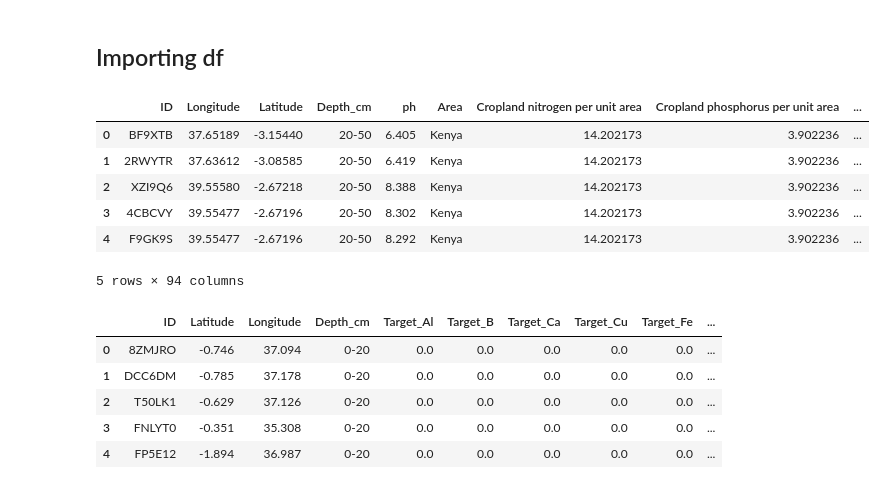
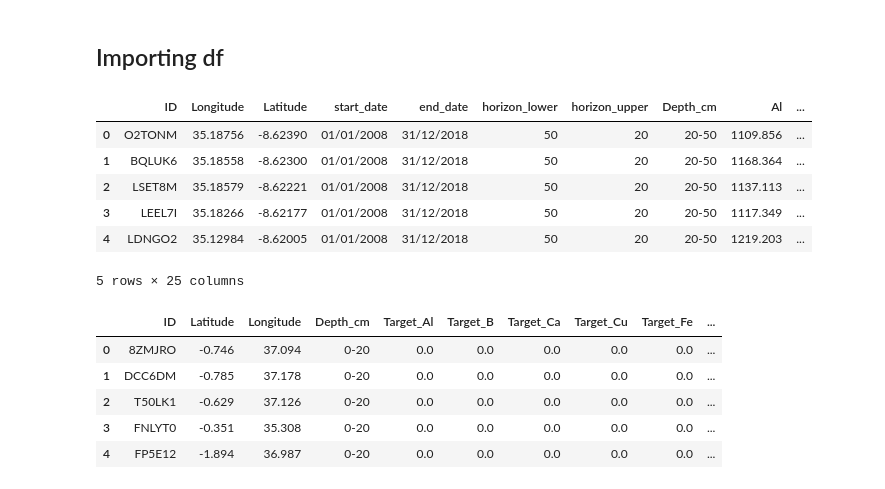
Before and after one commit to lucknera/projekt_interdyscyplinarny, a Jupyter notebook: models/olek-model.ipynb, the cells around one changed output. Saved outputs shown, nothing was run; the diff lists cells and outputs as text; code cells hidden in the pictures.

```diff
--- a/models/olek-model.ipynb
+++ b/models/olek-model.ipynb
@@ -187,16 +187,16 @@ Potatoes                                 0.002539
 # %% [markdown]
 ## Importing df
 # %%
-train = read_data("../rhea-soil-nutrient-prediction-challenge/Train.csv")
+train = pd.read_csv("../rhea-soil-nutrient-prediction-challenge/Train.csv")
 train.head()
 # %% [output]
-|  | ID | Longitude | Latitude | Depth_cm | ph | Area | Cropland nitrogen per unit area | Cropland phosphorus per unit area | ... |
-| 0 | BF9XTB | 37.65189 | -3.15440 | 20-50 | 6.405 | Kenya | 14.202173 | 3.902236 | ... |
-| 1 | 2RWYTR | 37.63612 | -3.08585 | 20-50 | 6.419 | Kenya | 14.202173 | 3.902236 | ... |
-| 2 | XZI9Q6 | 39.55580 | -2.67218 | 20-50 | 8.388 | Kenya | 14.202173 | 3.902236 | ... |
-| 3 | 4CBCVY | 39.55477 | -2.67196 | 20-50 | 8.302 | Kenya | 14.202173 | 3.902236 | ... |
-| 4 | F9GK9S | 39.55477 | -2.67196 | 20-50 | 8.292 | Kenya | 14.202173 | 3.902236 | ... |
+|  | ID | Longitude | Latitude | start_date | end_date | horizon_lower | horizon_upper | Depth_cm | Al | ... |
+| 0 | O2TONM | 35.18756 | -8.62390 | 01/01/2008 | 31/12/2018 | 50 | 20 | 20-50 | 1109.856 | ... |
+| 1 | BQLUK6 | 35.18558 | -8.62300 | 01/01/2008 | 31/12/2018 | 50 | 20 | 20-50 | 1168.364 | ... |
+| 2 | LSET8M | 35.18579 | -8.62221 | 01/01/2008 | 31/12/2018 | 50 | 20 | 20-50 | 1137.113 | ... |
+| 3 | LEEL7I | 35.18266 | -8.62177 | 01/01/2008 | 31/12/2018 | 50 | 20 | 20-50 | 1117.349 | ... |
+| 4 | LDNGO2 | 35.12984 | -8.62005 | 01/01/2008 | 31/12/2018 | 50 | 20 | 20-50 | 1219.203 | ... |
-5 rows × 94 columns
+5 rows × 25 columns
 # %%
 test_df = pd.read_csv("../rhea-soil-nutrient-prediction-challenge/TestSet.csv")
 test_df.head()
```
Also changed, not shown: parts of 37 cells of this notebook, 4 other files.
